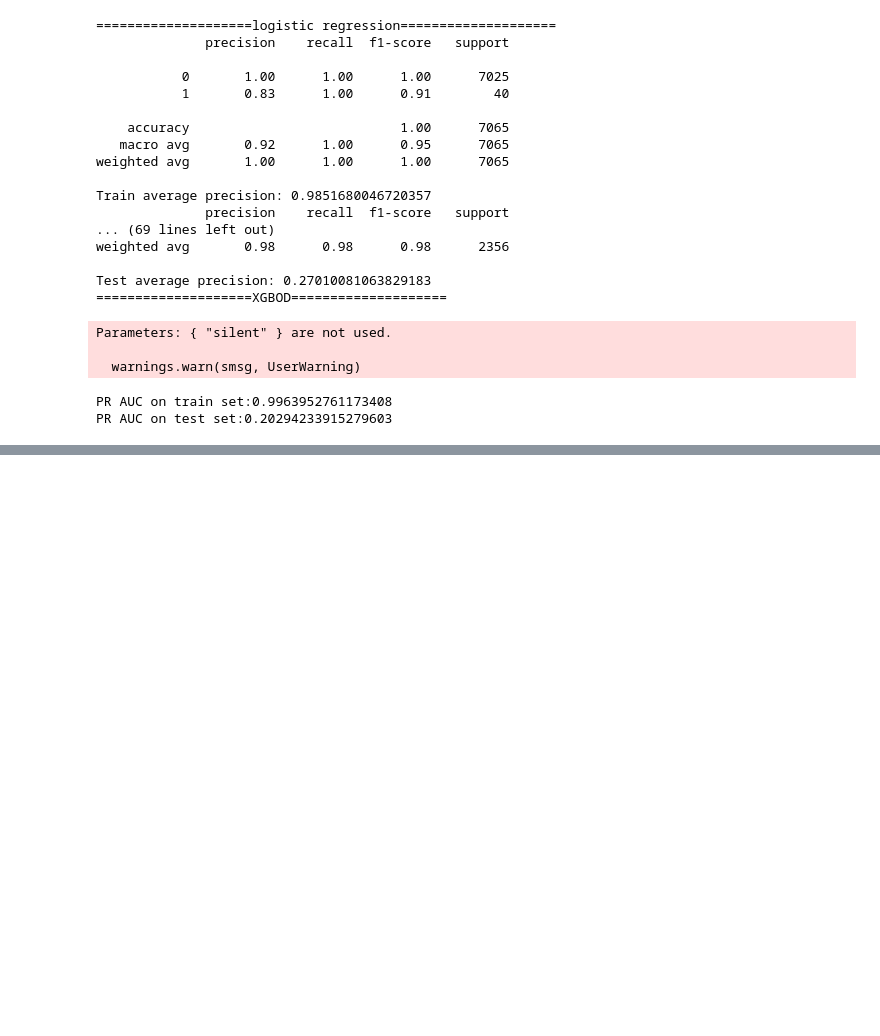
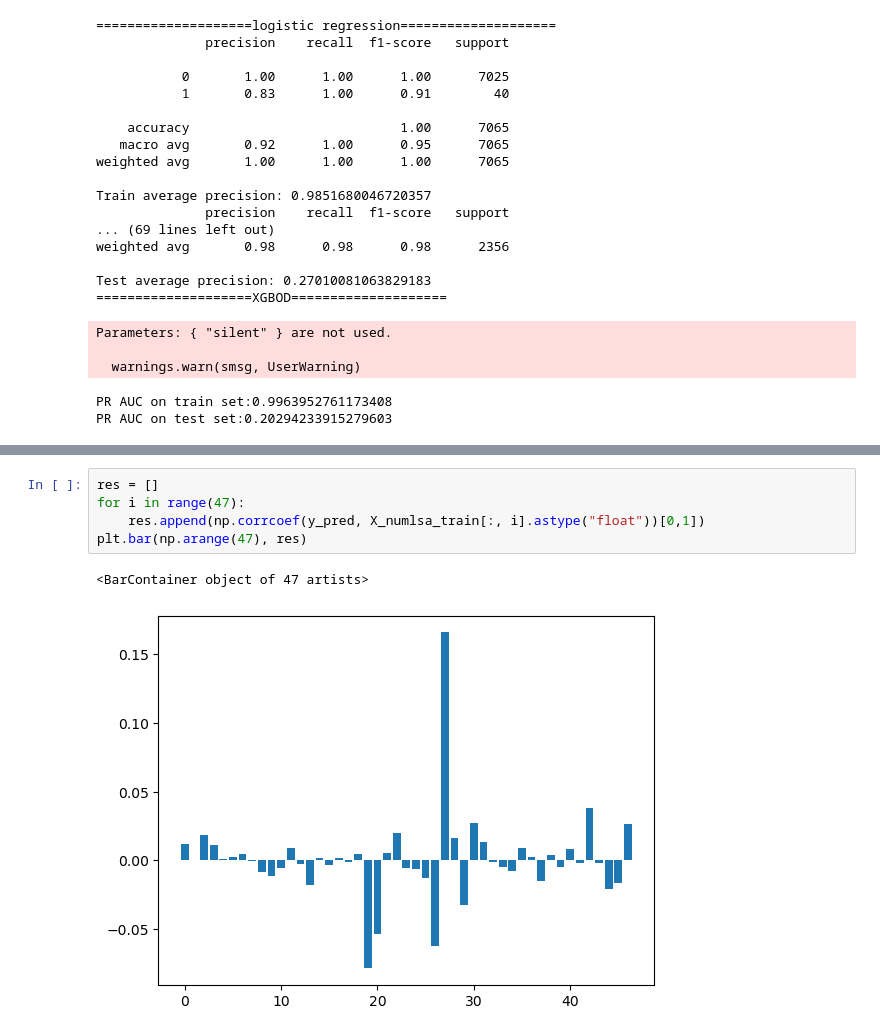
Before and after one commit to milanmarks/stat222proj, a Jupyter notebook: code/7.models.ipynb, the cells around one changed output, grey strips where cells are left out. Drawn from its saved outputs; the diff is of its cells as text; blank space fills up the shorter version.

```diff
--- a/code/7.models.ipynb
+++ b/code/7.models.ipynb
@@ -248,0 +336,8 @@ PR AUC on test set:0.20294233915279603
+# %%
+res = []
+for i in range(47):
+    res.append(np.corrcoef(y_pred, X_numlsa_train[:, i].astype("float"))[0,1])
+plt.bar(np.arange(47), res)
+# %% [output]
+<BarContainer object of 47 artists>
+[figure, added]
```
Also changed, not shown: parts of 21 cells of this notebook, 1 other file.
